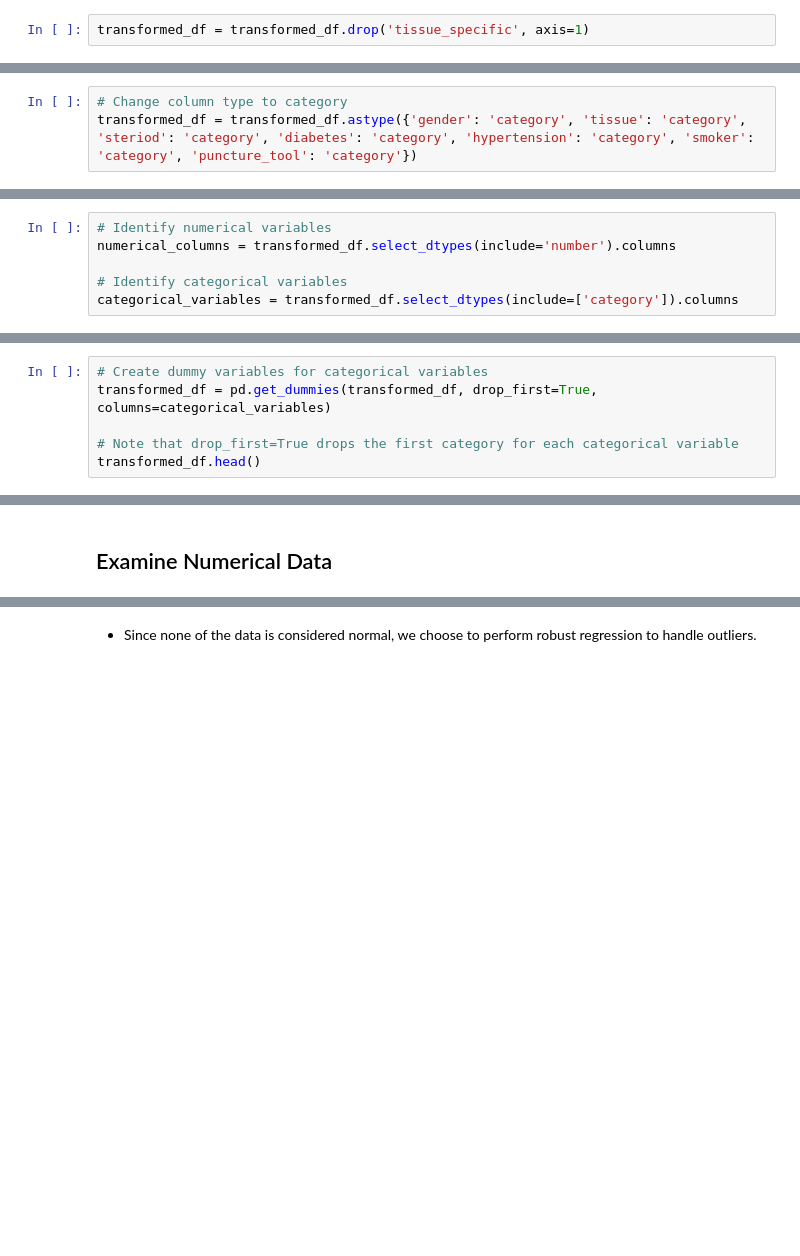
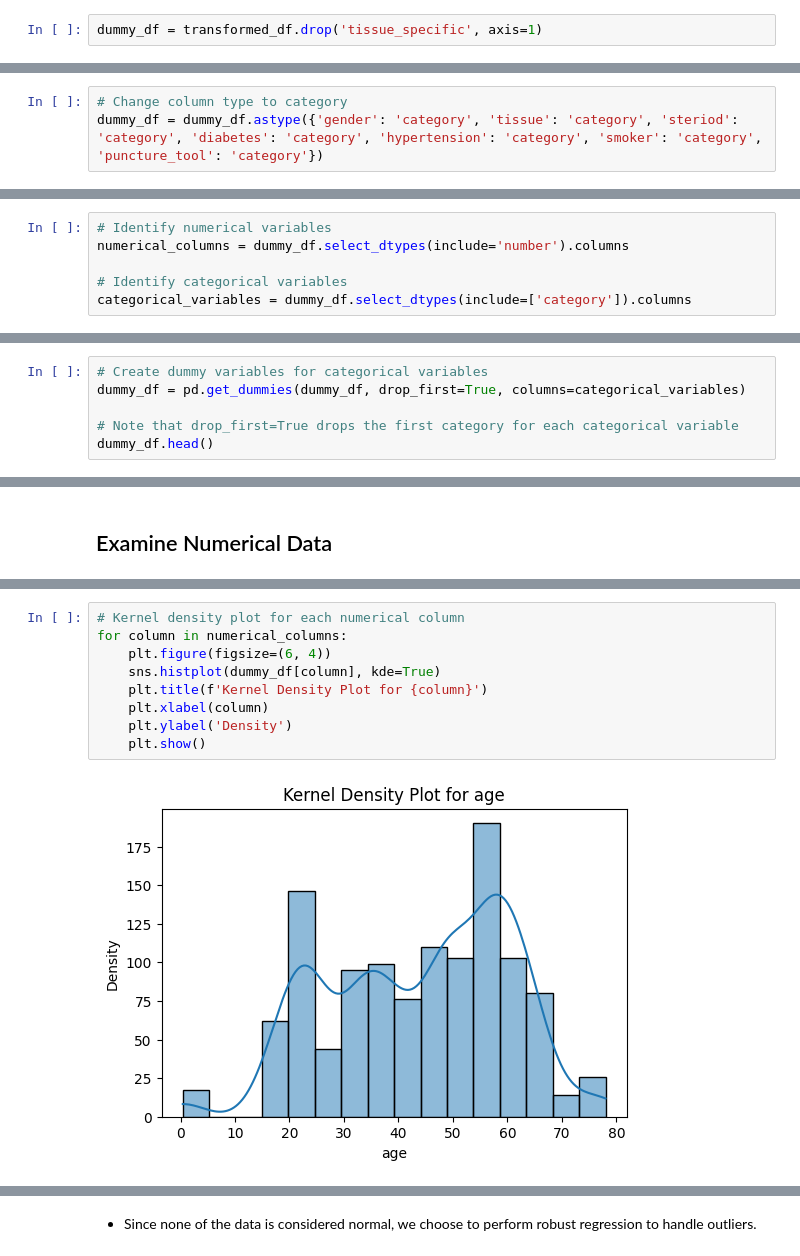
Before and after one commit to sh-abraham/L22-Predictive-Modeling-of-HTB, a Jupyter notebook: Backend/puncture_EDA.ipynb, the cells around one changed output, grey strips where cells are left out. Cells and saved outputs as stored; diff of their text form; blank space fills up the shorter version.

```diff
--- a/Backend/puncture_EDA.ipynb
+++ b/Backend/puncture_EDA.ipynb
@@ -123,7 +123,7 @@ tissue:
 # %% [markdown]
 The variable "tissue_specific" doesn't have enough samples to be effective. Might lead to overfitting.
 # %%
-transformed_df = transformed_df.drop('tissue_specific', axis=1)
+dummy_df = transformed_df.drop('tissue_specific', axis=1)
 # %% [markdown]
 ## Examine Categorical Data
 # %%
@@ -136,5 +136,5 @@ sns.pairplot(transformed_df)
 The following variables are categorical: gender, tissue, steroid, diabetes, hyptertension, smoker, and puncture_tool.
 # %%
 # Change column type to category
-transformed_df = transformed_df.astype({'gender': 'category', 'tissue': 'category', 'steriod': 'category', 'diabetes': 'category', 'hypertension': 'category', 'smoker': 'category', 'puncture_tool': 'category'})
+dummy_df = dummy_df.astype({'gender': 'category', 'tissue': 'category', 'steriod': 'category', 'diabetes': 'category', 'hypertension': 'category', 'smoker': 'category', 'puncture_tool': 'category'})
 # %%
@@ -159,10 +159,10 @@ dtypes: category(7), float64(3)
 memory usage: 45.6 KB
 # %%
 # Identify numerical variables
-numerical_columns = transformed_df.select_dtypes(include='number').columns
+numerical_columns = dummy_df.select_dtypes(include='number').columns
 
 # Identify categorical variables
-categorical_variables = transformed_df.select_dtypes(include=['category']).columns
+categorical_variables = dummy_df.select_dtypes(include=['category']).columns
 # %%
 # Plot count plots for each categorical variable
 for col in categorical_variables:
@@ -201,10 +201,10 @@ plt.show()
 Allows some models to recognize categorical variables by representing them in a numerical format.
 # %%
 # Create dummy variables for categorical variables
-transformed_df = pd.get_dummies(transformed_df, drop_first=True, columns=categorical_variables)
+dummy_df = pd.get_dummies(dummy_df, drop_first=True, columns=categorical_variables)
 
 # Note that drop_first=True drops the first category for each categorical variable
-transformed_df.head()
+dummy_df.head()
 # %% [output]
 |  | age | bmi | puncture_force | gender_Male | tissue_Cricothyroid Membrane | tissue_Femoral Artery | ... |
 | 0 | 22.0 | 21.579839 | 15.17 | True | False | False | ... |
@@ -223,3 +223,14 @@ sns.pairplot(transformed_df[numerical_columns])
 # %% [output]
 <seaborn.axisgrid.PairGrid at 0x...>
 [figure]
+# %%
+# Kernel density plot for each numerical column
+for column in numerical_columns:
+    plt.figure(figsize=(6, 4))
+    sns.histplot(dummy_df[column], kde=True)
+    plt.title(f'Kernel Density Plot for {column}')
+    plt.xlabel(column)
+    plt.ylabel('Density')
+    plt.show()
+# %% [output]
+[figure, added]
```
Also changed, not shown: parts of 41 cells of this notebook.
